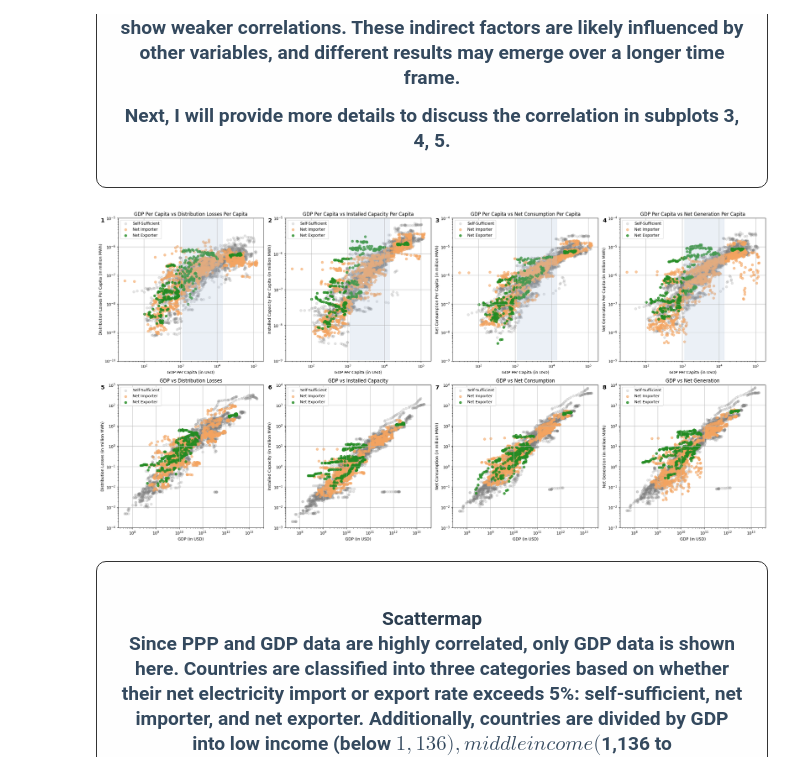
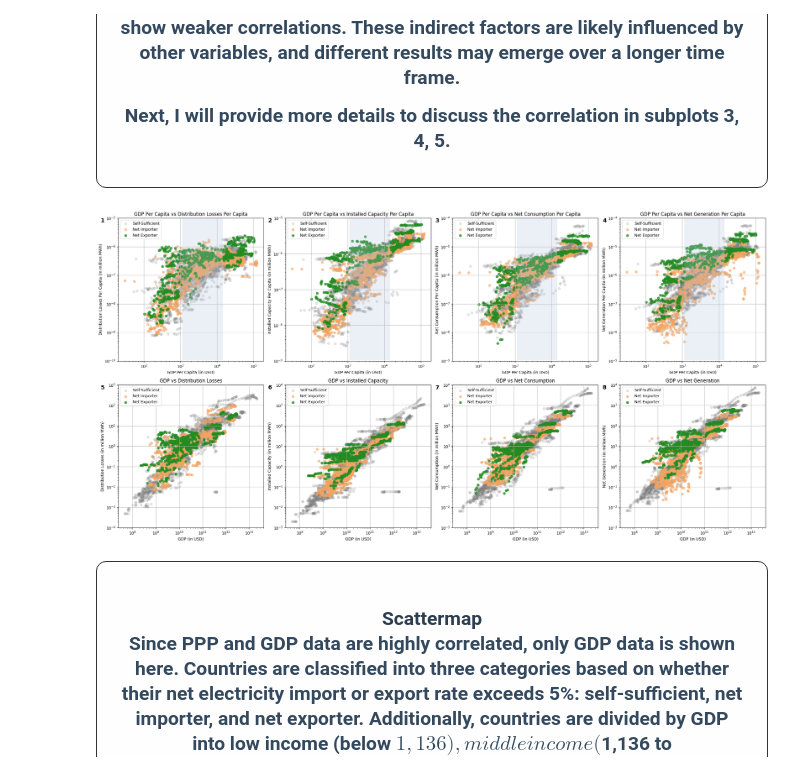
Before and after one commit to xiaothua/CMSE830, a Jupyter notebook: 2_data_analysis.ipynb, the cells around one changed output. Drawn from its saved outputs; the diff is of its cells as text; code cells hidden in the pictures.

```diff
--- a/2_data_analysis.ipynb
+++ b/2_data_analysis.ipynb
@@ -124,8 +125,8 @@ plt.show()
 # 3. Scatter Plot Analysis
 # 3.1 Calculate net import ratio
 net_imports = data_cleaned.xs('Electricity: Net Imports', level=1)
-net_generation = data_cleaned.xs('Electricity: Net Generation', level=1).replace(0, np.nan)  # Avoid division by zero
-net_import_ratio = net_imports.div(net_generation)
+net_consumption = data_cleaned.xs('Electricity: Net Consumption', level=1).replace(0, np.nan)  # Avoid division by zero
+net_import_ratio = net_imports.div(net_consumption)
 
 # Classify energy status based on net import ratio, 5% threshold
 net_import_ratio_threshold = 0.05
@@ -201,34 +202,34 @@ def plot_scatter(ax, x_feature, y_feature, title, y_lim=None):
     if ax.get_legend_handles_labels()[1]:  # Only add legend if there are labels
         ax.legend()
     ax.grid(True)
 
 def add_transparent_overlay(ax, x_range, y_range, alpha=0.25):
     ax.fill_between(x_range, y_range[0], y_range[1], color='lightsteelblue', alpha=alpha)
 
 fig, axes = plt.subplots(2, 4, figsize=(24, 12))
 axes = axes.flatten()
 
 # Plot scatter and contour maps for GDP Per Capita and PPP Per Capita
 for i, feature in enumerate(electricity_features):
     plot_scatter(axes[i], 'Economics: GDP Per Capita', feature, f'GDP Per Capita vs {feature.replace('Electricity: ', '')}', y_lim=y_limits.get(feature))
     # Add transparent overlay to subplots 1-4
     add_transparent_overlay(axes[i], x_range=(1136, 13845), y_range=y_limits.get(feature)) # middle income countries
     # Add subplot label with numeric index
     axes[i].text(-0.12, 1, f'{i + 1}', transform=axes[i].transAxes, fontsize=14, verticalalignment='top', fontweight='bold')
 
 for i, feature in enumerate(electricity_features_2):
     plot_scatter(axes[i + 4], 'Economics: GDP', feature, f'GDP vs {feature.replace('Electricity: ', '')}', y_lim=y_limits_2.get(feature))
     # Add subplot label with numeric index
     axes[i + 4].text(-0.12, 1, f'{i + 5}', transform=axes[i + 4].transAxes, fontsize=14, verticalalignment='top', fontweight='bold')
 
 # Hide any unused subplots
 for j in range(len(electricity_features)+len(electricity_features_2), len(axes)):
     fig.delaxes(axes[j])
 
 plt.tight_layout()
 plt.show()
 # %% [output]
-[figure, old version]
+[figure, new version]
 # %% [markdown]
 
 <div style="width: 100%; max-width: 100%; background-color: #fefefe; border: 1px solid #333; border-radius: 10px; padding: 20px; font-family: Arial, sans-serif; box-sizing: border-box;">
```
Also changed, not shown: parts of 6 cells of this notebook, 1 other file.
